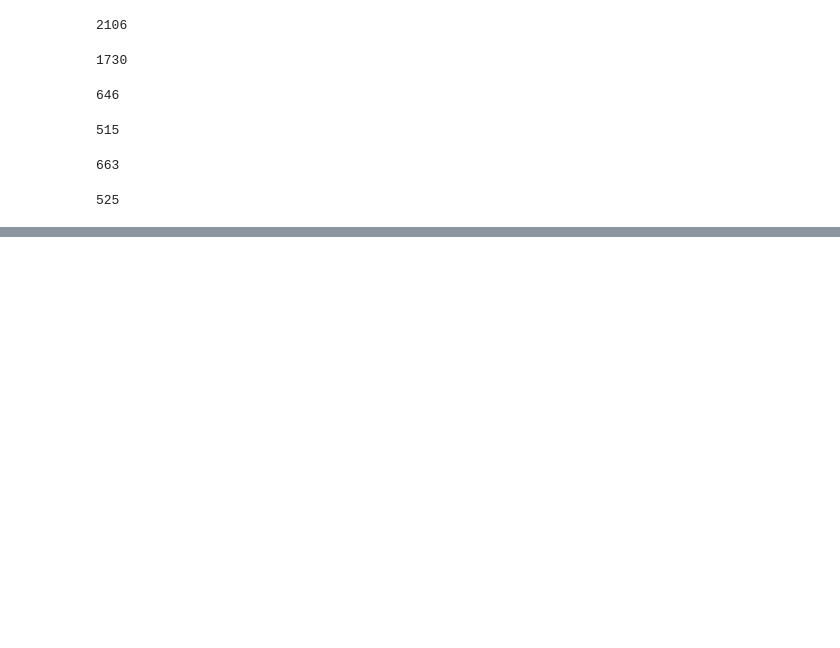
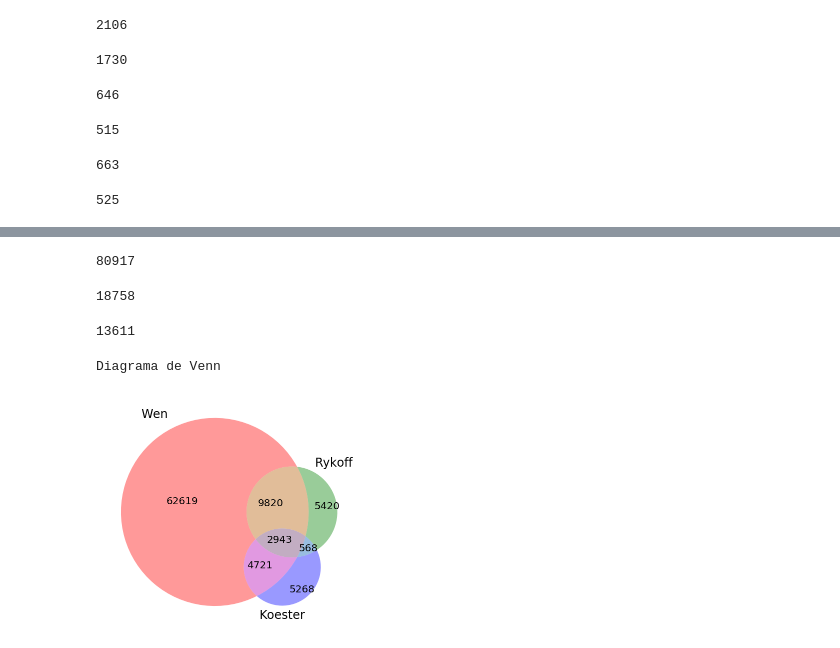
Before and after one commit to clusteron/comparison, a Jupyter notebook: Matches.ipynb, the cells around one changed output, grey strips where cells are left out. Drawn from its saved outputs; the diff is of its cells as text; code cells hidden in the pictures; blank space fills up the shorter version.

Commit message:
fazendo o diagrama de venn

```diff
--- a/Matches.ipynb
+++ b/Matches.ipynb
@@ -649,0 +647,43 @@ ImportError: No module named matplotlib_venn
+# %%
+# Formatando Wen
+ra_w = w['RAJ2000']
+dec_w = w['DEJ2000']
+z_w = w['zph']
+lista_w = []
+for i in range(0,len(w)):
+    lista_w.append('%.1f_%.1f_%.1f'%(ra_w[i], dec_w[i], z_w[i]))
+print len(lista_w)
+# %% [output]
+80917
+# %%
+# Formatando Rykoff
+ra_r = r['RA']
+dec_r = r['DEC']
+z_r = r['Z_LAMBDA']
+lista_r = []
+for i in range(0,len(r)):
+    lista_r.append('%.1f_%.1f_%.1f'%(ra_r[i], dec_r[i], z_r[i]))
+print len(lista_r)
+# %% [output]
+18758
+# %%
+# Formatando Koester
+ra_k = k['RAJ2000']
+dec_k = k['DEJ2000']
+z_k = k['zph']
+lista_k = []
+for i in range(0,len(k)):
+    lista_k.append('%.1f_%.1f_%.1f'%(ra_k[i], dec_k[i], z_k[i]))
+print len(lista_k)
+# %% [output]
+13611
+# %%
+print("\033[43;30mDiagrama de Venn\033[m")
+Wen = set(lista_w)
+Rykoff = set(lista_r)
+Koester = set(lista_k)
+venn3([Wen, Rykoff, Koester], ('Wen', 'Rykoff', 'Koester'))
+plt.show()
+# %% [output]
+Diagrama de Venn
+[figure, added]
```
Also changed, not shown: parts of 2 cells of this notebook.
